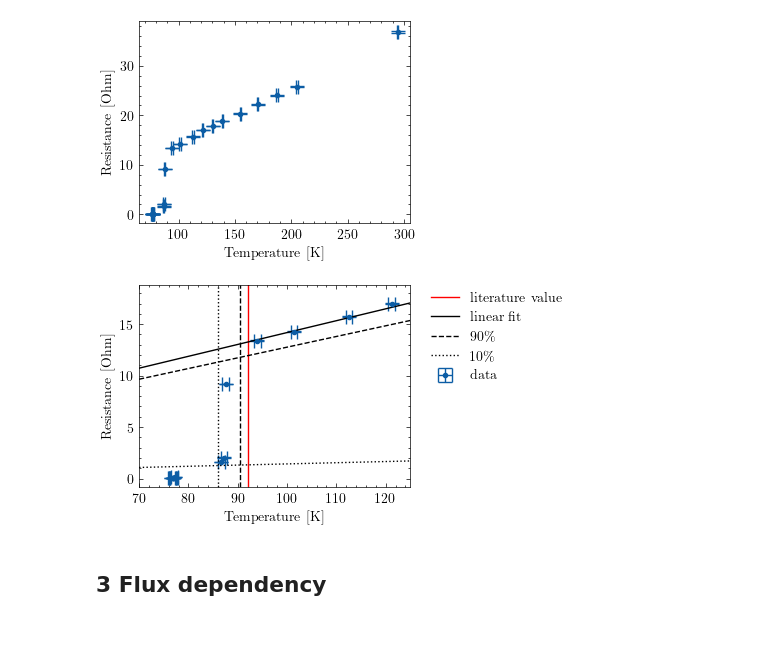
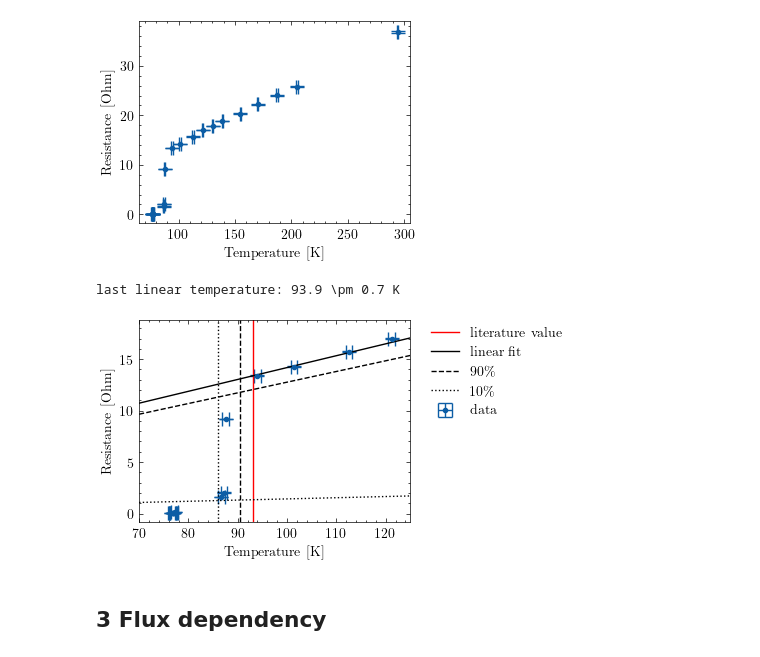
Before and after one commit to emhl/FP1, a Jupyter notebook: SQUID.ipynb, the cells around one changed output. Drawn from its saved outputs; the diff is of its cells as text; code cells hidden in the pictures.

```diff
--- a/SQUID.ipynb
+++ b/SQUID.ipynb
@@ -416,35 +414,38 @@ plt.savefig('SQUID/output/2-resistance-temperature.png', dpi=300)
 lim = 14
 plt.errorbar(unp.nominal_values(temps[:lim]), unp.nominal_values(resistances[:lim]), xerr=unp.std_devs(temps)[:lim], yerr=unp.std_devs(resistances)[:lim], fmt='.',capsize=5, label='data')
 
 plt.xlabel('Temperature [K]')
 plt.ylabel('Resistance [Ohm]')
 
 plt.xlim(70,125)
-plt.axvline(x=92, c='r', label='literature value')
+plt.axvline(x=93, c='r', label='literature value')
 
 xl = np.linspace(70,125)
 
 x = unp.nominal_values(temps[9:])
 y = unp.nominal_values(resistances[9:])
 c, cov = curve_fit(linfit,x,y, )
 param = unp.uarray(c, np.sqrt(np.diag(cov)))
 
 plt.plot(xl,linfit(xl,*c),label=r"linear fit", c='k', lw=1)
 
 plt.plot(xl,linfit(xl,*c)*.9,label=r"90\%", c='k',ls='--',lw=1)
 plt.axvline(x=90.5, c='k',ls='--',lw=1)
 
 plt.plot(xl,linfit(xl,*c)*.1,label=r"10\%", c='k',ls=':',lw=1)
 plt.axvline(x=86, c='k',ls=':',lw=1)
 
 
 plt.legend(bbox_to_anchor=(1.05, 1), loc='upper left', borderaxespad=0.1)
 # print(f"{temps[7]-1} K")
 # plt.grid()
 
+print(f"last linear temperature: {temps[9]:L} K")
+
 plt.savefig('SQUID/output/2-resistance-temperature-zoom.png', dpi=300)
 # %% [output]
+last linear temperature: 93.9 \pm 0.7 K
-[figure, old version]
+[figure, new version]
 # %% [markdown]
 ## 3 Flux dependency
 # %% [markdown]
```
Also changed, not shown: parts of 10 cells of this notebook, 2 other files.
